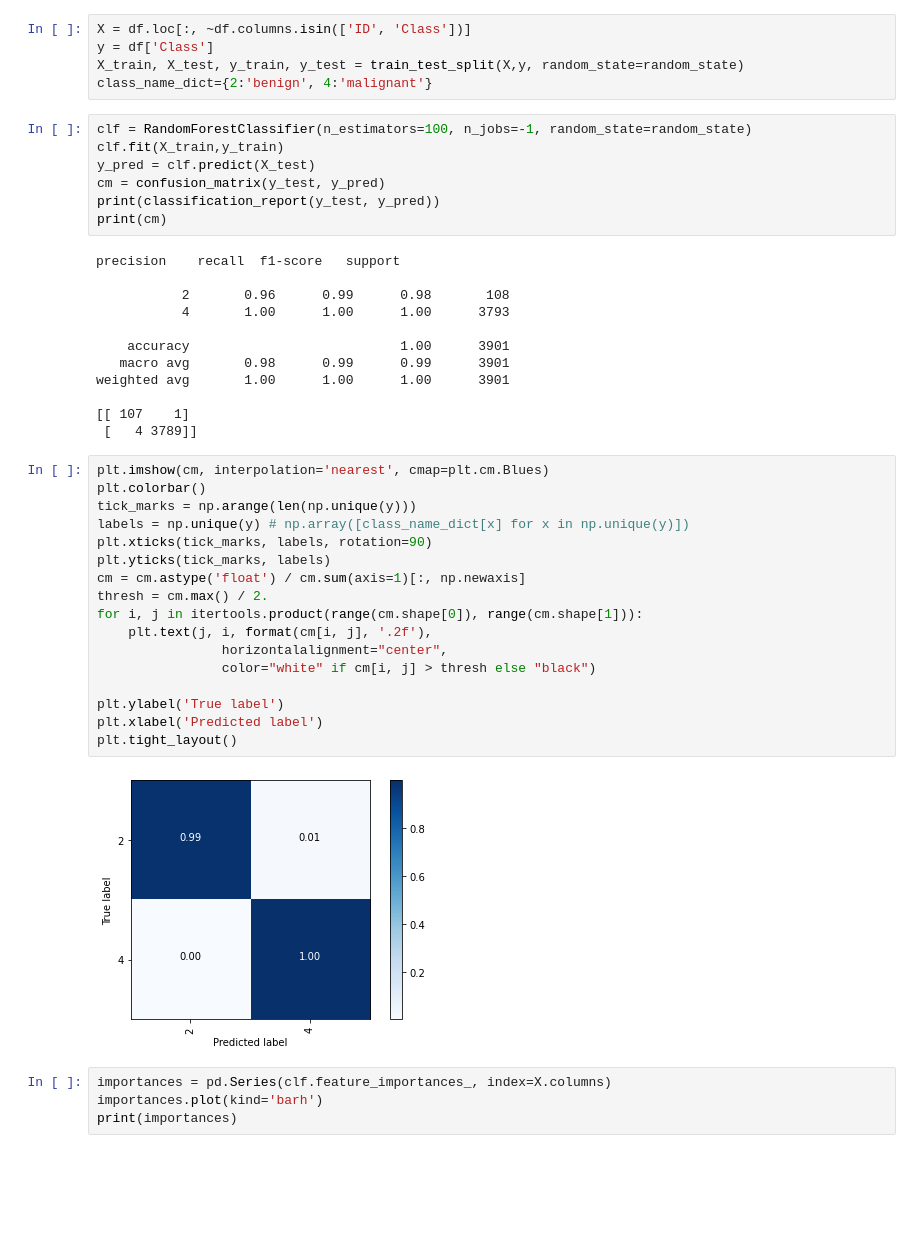
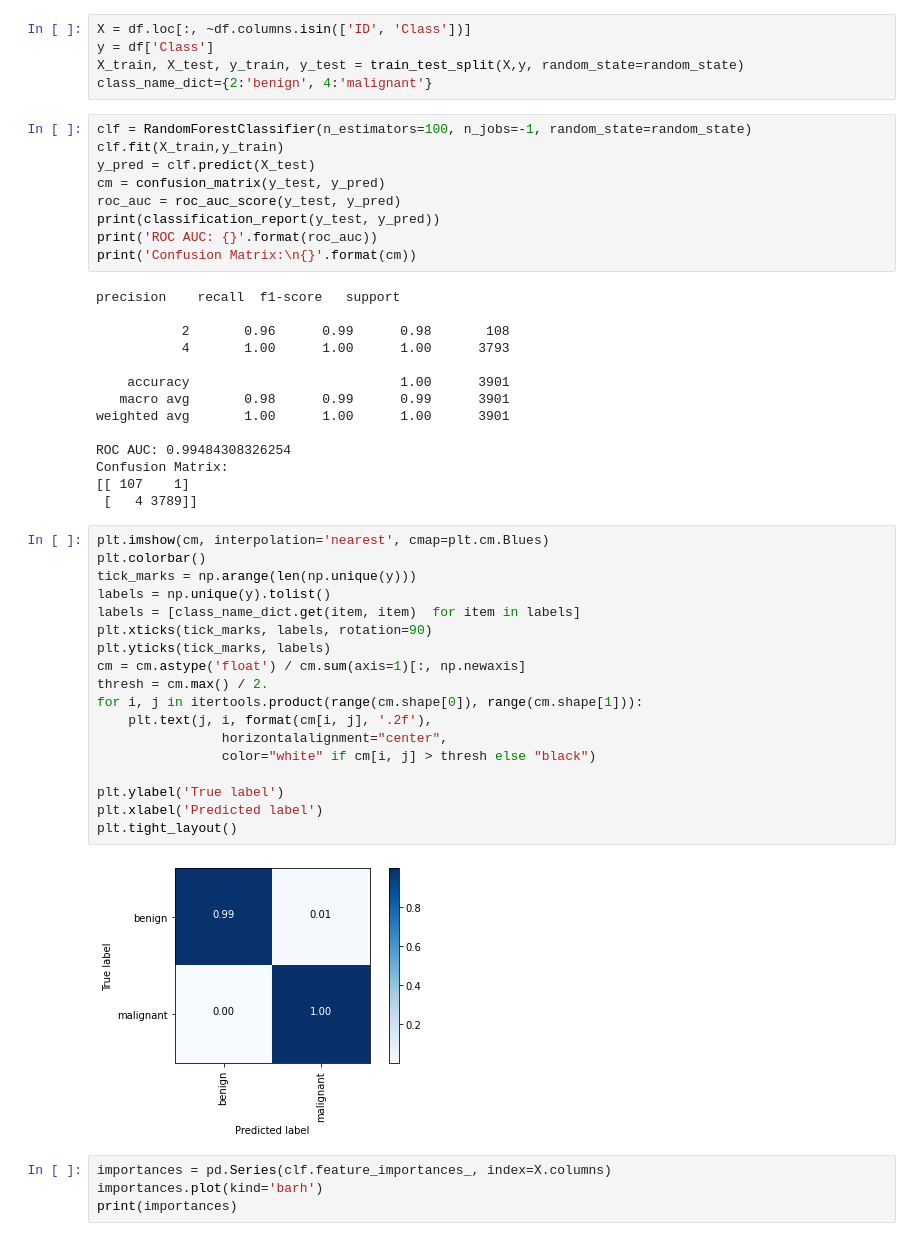
Before and after one commit to sina5/Breast-Cancer-Detection, a Jupyter notebook: bc.ipynb, the cells around one changed output. Saved outputs shown, nothing was run; the diff lists cells and outputs as text; blank space fills up the shorter version.

```diff
--- a/bc.ipynb
+++ b/bc.ipynb
@@ -176,8 +176,10 @@ clf = RandomForestClassifier(n_estimators=100, n_jobs=-1, random_state=random_st
 clf.fit(X_train,y_train)
 y_pred = clf.predict(X_test)
 cm = confusion_matrix(y_test, y_pred)
+roc_auc = roc_auc_score(y_test, y_pred)
 print(classification_report(y_test, y_pred))
-print(cm)
+print('ROC AUC: {}'.format(roc_auc))
+print('Confusion Matrix:\n{}'.format(cm))
 # %% [output]
 precision    recall  f1-score   support
 
@@ -188,27 +190,30 @@ precision    recall  f1-score   support
    macro avg       0.98      0.99      0.99      3901
 weighted avg       1.00      1.00      1.00      3901
 
+ROC AUC: 0.99484308326254
+Confusion Matrix:
 [[ 107    1]
  [   4 3789]]
 # %%
 plt.imshow(cm, interpolation='nearest', cmap=plt.cm.Blues)
 plt.colorbar()
 tick_marks = np.arange(len(np.unique(y)))
-labels = np.unique(y) # np.array([class_name_dict[x] for x in np.unique(y)])
+labels = np.unique(y).tolist()
+labels = [class_name_dict.get(item, item)  for item in labels]
 plt.xticks(tick_marks, labels, rotation=90)
 plt.yticks(tick_marks, labels)
 cm = cm.astype('float') / cm.sum(axis=1)[:, np.newaxis]
 thresh = cm.max() / 2.
 for i, j in itertools.product(range(cm.shape[0]), range(cm.shape[1])):
     plt.text(j, i, format(cm[i, j], '.2f'),
                 horizontalalignment="center",
                 color="white" if cm[i, j] > thresh else "black")
 
 plt.ylabel('True label')
 plt.xlabel('Predicted label')
 plt.tight_layout()
 # %% [output]
-[figure, old version]
+[figure, new version]
 # %%
 importances = pd.Series(clf.feature_importances_, index=X.columns)
 importances.plot(kind='barh')
```
